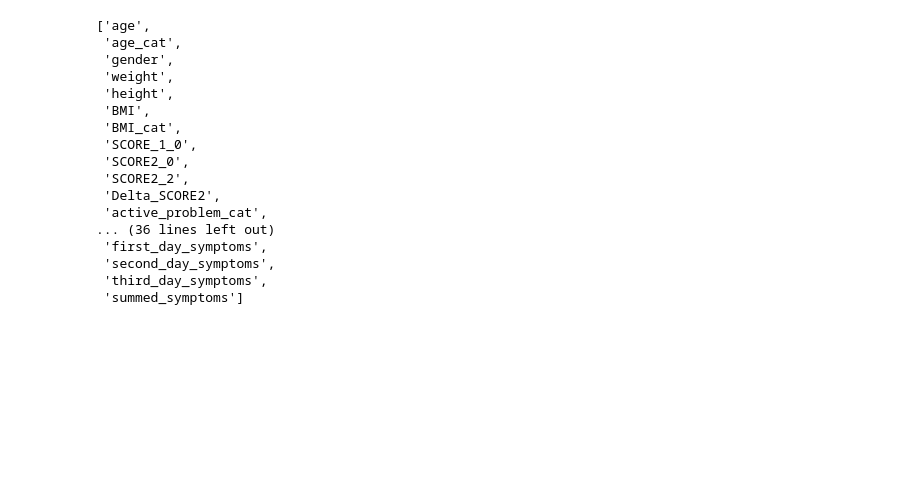
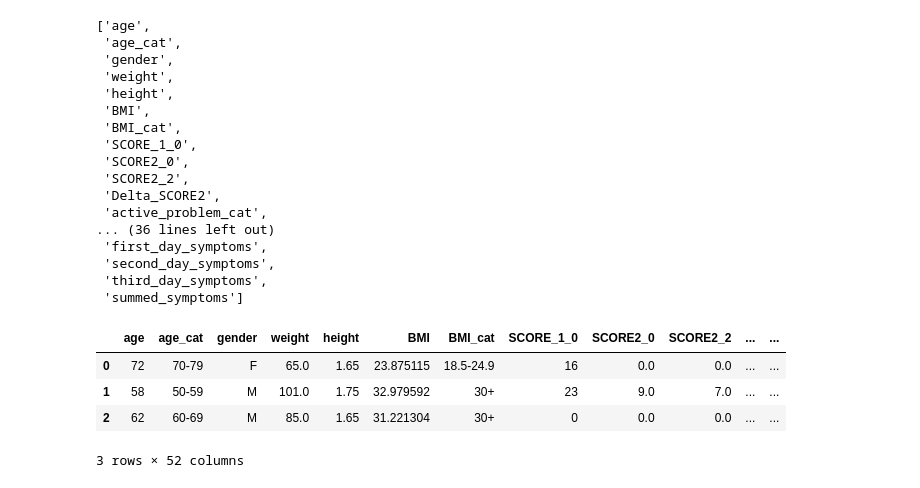
Before and after one commit to Shaked-g/FinalProject, a Jupyter notebook: Final Project.ipynb, the cells around one changed output. Saved outputs shown, nothing was run; the diff lists cells and outputs as text; code cells hidden in the pictures; blank space fills up the shorter version.

```diff
--- a/Final Project.ipynb
+++ b/Final Project.ipynb
@@ -192,3 +181,11 @@ full_feature_list
  'summed_symptoms']
 # %%
 ## LOS_Group prediction by symptoms
+# %%
+three_days_data.head(3)
+# %% [output]
+|  | age | age_cat | gender | weight | height | BMI | BMI_cat | SCORE_1_0 | SCORE2_0 | SCORE2_2 | ... | ... |
+| 0 | 72 | 70-79 | F | 65.0 | 1.65 | 23.875115 | 18.5-24.9 | 16 | 0.0 | 0.0 | ... | ... |
+| 1 | 58 | 50-59 | M | 101.0 | 1.75 | 32.979592 | 30+ | 23 | 9.0 | 7.0 | ... | ... |
+| 2 | 62 | 60-69 | M | 85.0 | 1.65 | 31.221304 | 30+ | 0 | 0.0 | 0.0 | ... | ... |
+3 rows × 52 columns
```
Also changed, not shown: parts of 5 cells of this notebook.
